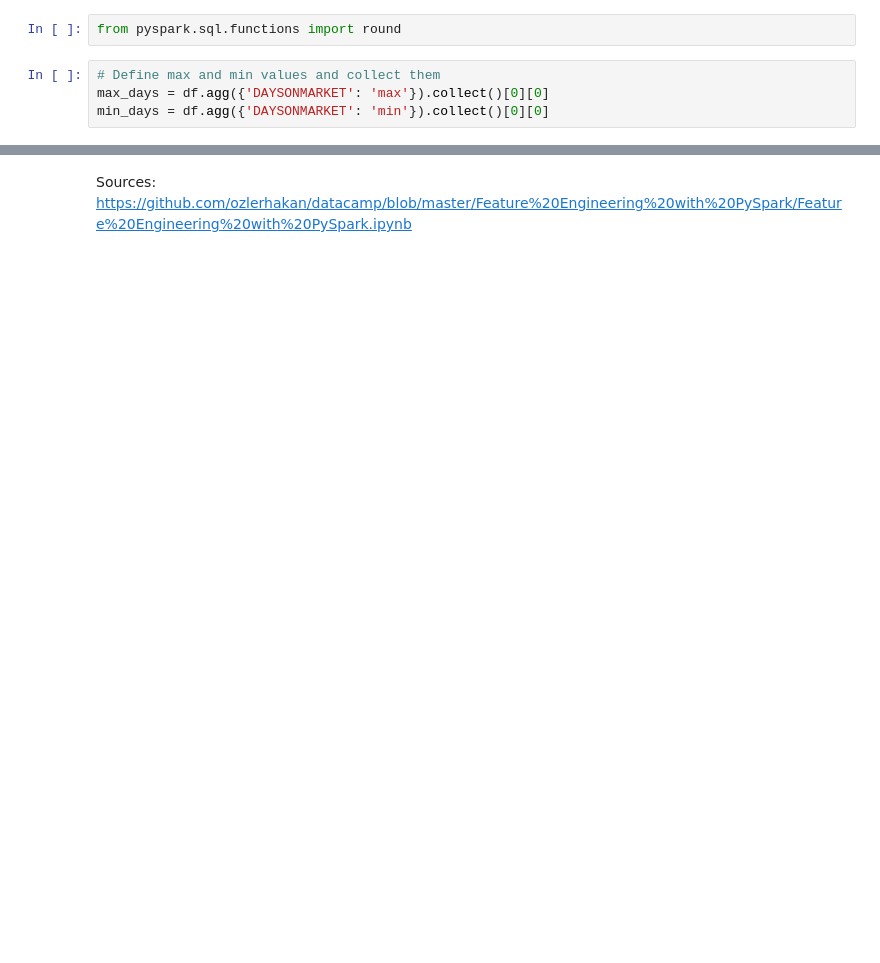
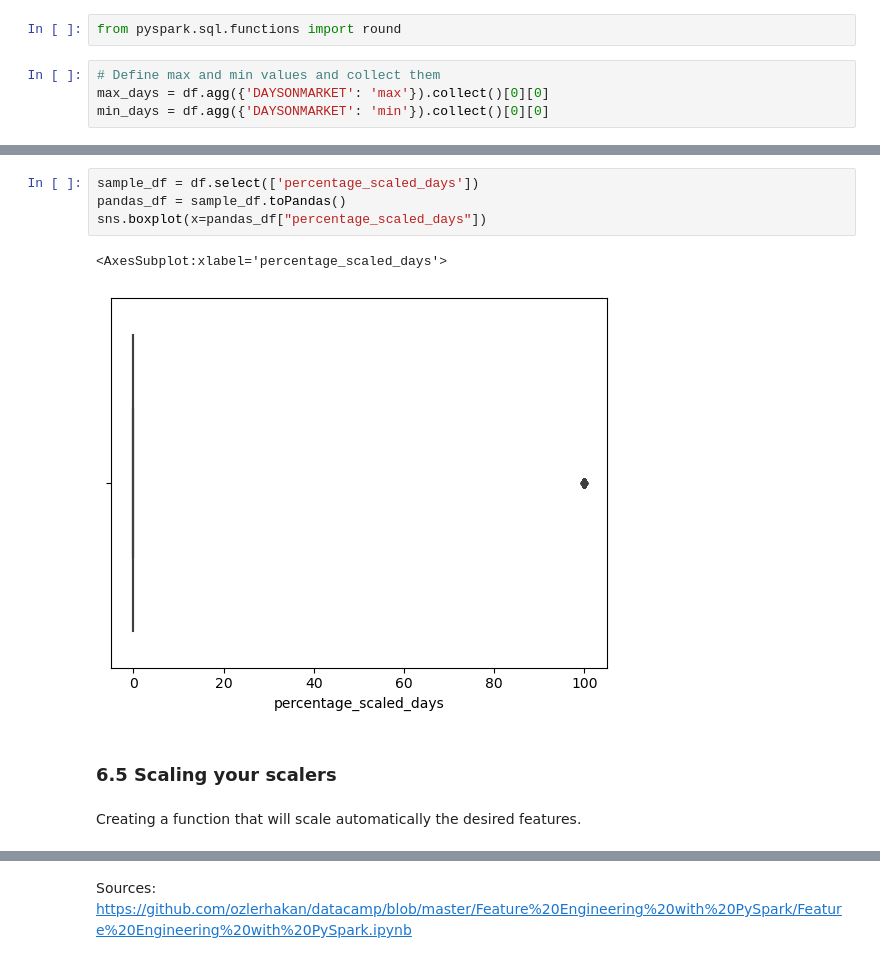
Before and after one commit to alexserra8/Pyspark, a Jupyter notebook: 5_Pyspark_FeatureEngineering/Pyspark_FeatureEngineering.ipynb, the cells around one changed output, grey strips where cells are left out. Cells and saved outputs as stored; diff of their text form; blank space fills up the shorter version.

```diff
--- a/5_Pyspark_FeatureEngineering/Pyspark_FeatureEngineering.ipynb
+++ b/5_Pyspark_FeatureEngineering/Pyspark_FeatureEngineering.ipynb
@@ -389,0 +398,11 @@ print(df.agg({'percentage_scaled_days': 'min'}).collect())
+# %%
+sample_df = df.select(['percentage_scaled_days'])
+pandas_df = sample_df.toPandas()
+sns.boxplot(x=pandas_df["percentage_scaled_days"])
+# %% [output]
+<AxesSubplot:xlabel='percentage_scaled_days'>
+[figure, added]
+# %% [markdown]
+### 6.5 Scaling your scalers
+# %% [markdown]
+Creating a function that will scale automatically the desired features.
```
Also changed, not shown: parts of 7 cells of this notebook.
